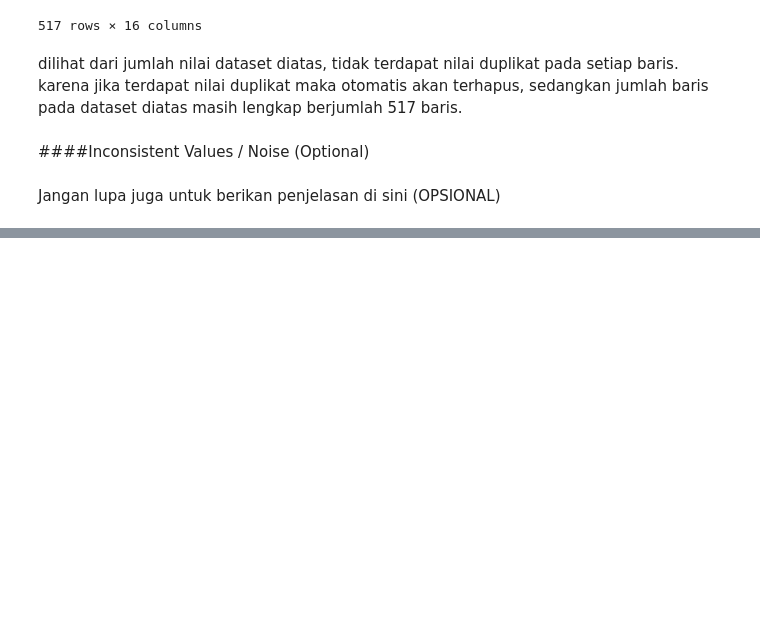
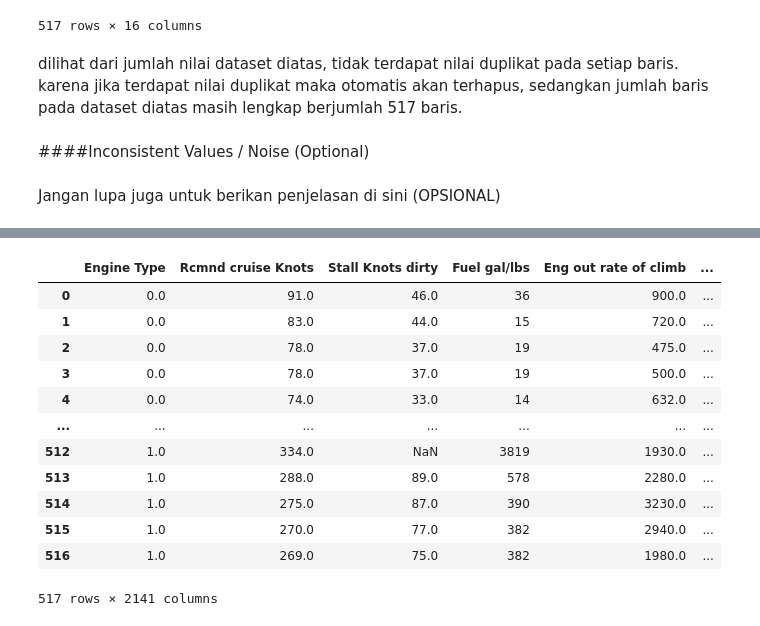
Before and after one commit to fathulmaulidan/dataminingb2, a Jupyter notebook: fathul_maulidhan_plane_price.ipynb, the cells around one changed output, grey strips where cells are left out. Cells and saved outputs as stored; diff of their text form; code cells hidden in the pictures; blank space fills up the shorter version.

```diff
--- a/fathul_maulidhan_plane_price.ipynb
+++ b/fathul_maulidhan_plane_price.ipynb
@@ -205,0 +213,10 @@ Jangan lupa juga untuk berikan penjelasan di sini (OPSIONAL)
+# %%
+def categorize_Price(Price):
+    if Price < 2500000:
+        return 'cheap'
+    elif 2500000 <= Price< 4000000:
+        return 'standard'
+    else:
+        return 'expensive'
+
+data['PriceCategory'] = data['Price'].apply(categorize_Price)
@@ -205,0 +247,21 @@ Jangan lupa juga untuk berikan penjelasan di sini (OPSIONAL)
+# %%
+data['Engine Type'] = data['Engine Type'].map({'Piston':0,'Propjet':1, 'Jet':2})
+data['PriceCategory'] = data['PriceCategory'].map({'cheap': 0, 'standard': 1, 'expensive' : 2}).astype(int)
+# %%
+data = pd.get_dummies(data)
+# %%
+data
+# %% [output]
+|  | Engine Type | Rcmnd cruise Knots | Stall Knots dirty | Fuel gal/lbs | Eng out rate of climb | ... |
+| 0 | 0.0 | 91.0 | 46.0 | 36 | 900.0 | ... |
+| 1 | 0.0 | 83.0 | 44.0 | 15 | 720.0 | ... |
+| 2 | 0.0 | 78.0 | 37.0 | 19 | 475.0 | ... |
+| 3 | 0.0 | 78.0 | 37.0 | 19 | 500.0 | ... |
+| 4 | 0.0 | 74.0 | 33.0 | 14 | 632.0 | ... |
+| ... | ... | ... | ... | ... | ... | ... |
+| 512 | 1.0 | 334.0 | NaN | 3819 | 1930.0 | ... |
+| 513 | 1.0 | 288.0 | 89.0 | 578 | 2280.0 | ... |
+| 514 | 1.0 | 275.0 | 87.0 | 390 | 3230.0 | ... |
+| 515 | 1.0 | 270.0 | 77.0 | 382 | 2940.0 | ... |
+| 516 | 1.0 | 269.0 | 75.0 | 382 | 1980.0 | ... |
+517 rows × 2141 columns
```
Also changed, not shown: parts of 14 cells of this notebook.
